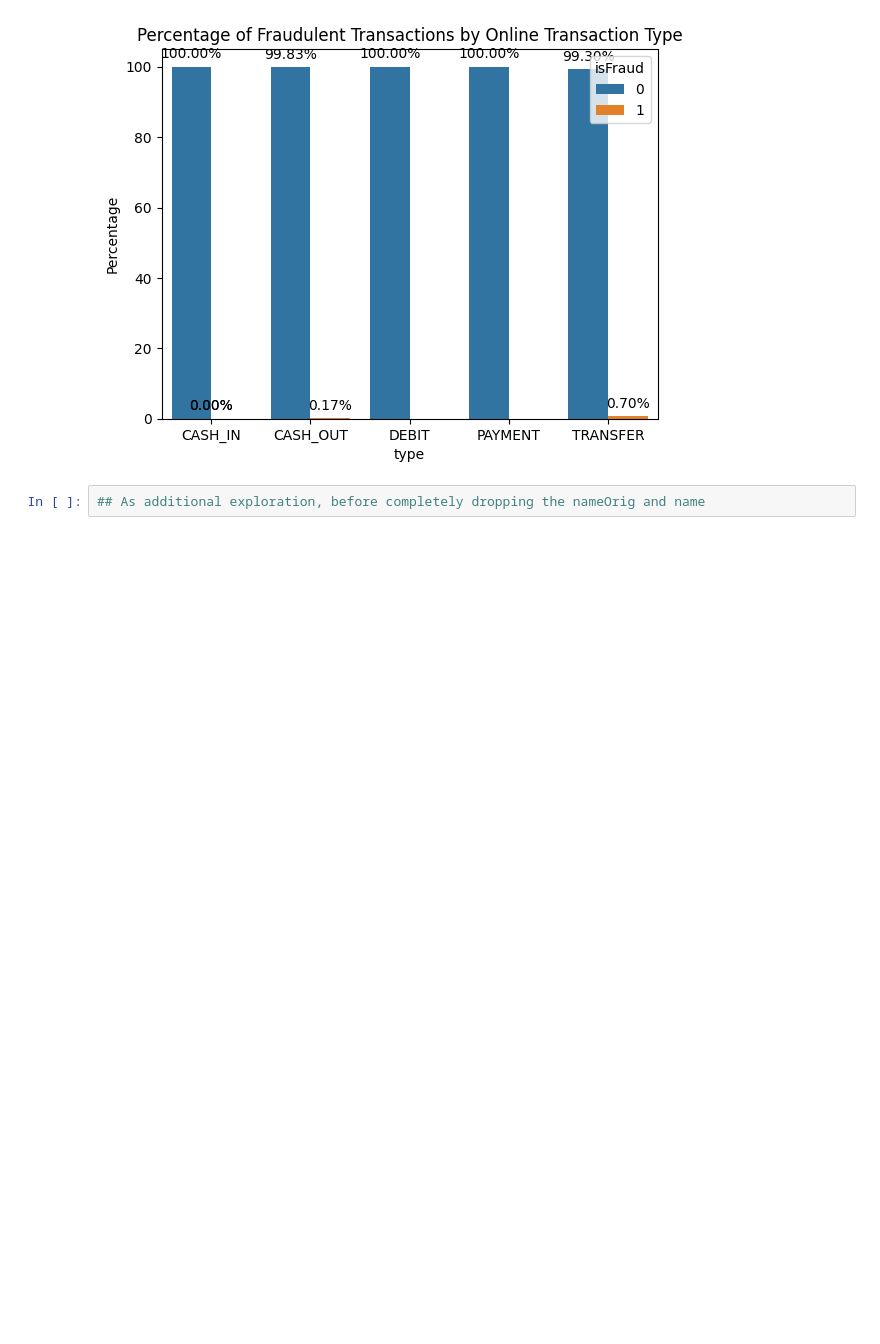
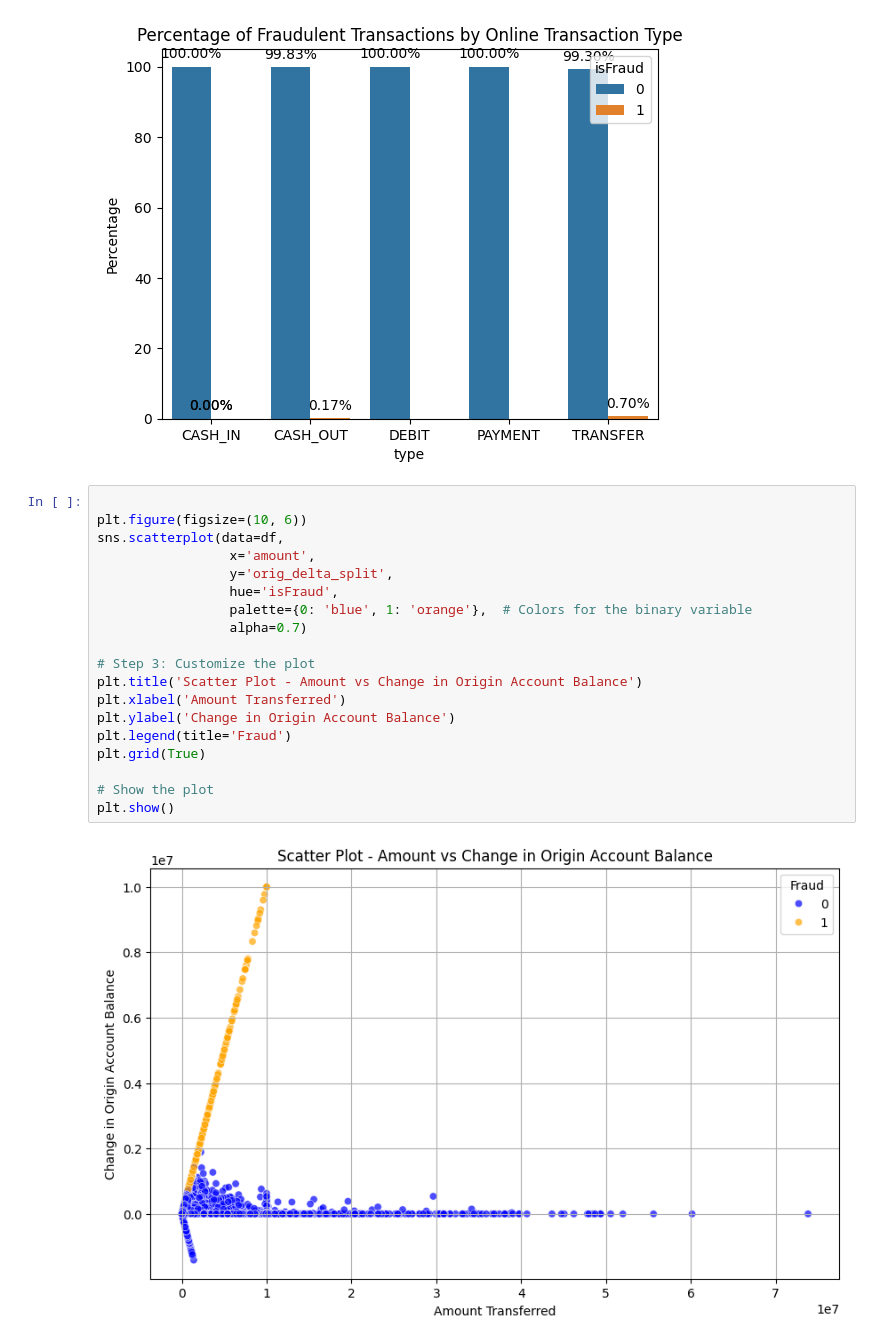
Before and after one commit to kaiulr/decision_tree_task, a Jupyter notebook: notebooks/data_exploration.ipynb, the cells around one changed output. Cells and saved outputs as stored; diff of their text form; blank space fills up the shorter version.

```diff
--- a/notebooks/data_exploration.ipynb
+++ b/notebooks/data_exploration.ipynb
@@ -146,5 +153,24 @@ plt.show()
 # %% [output]
 [figure]
 [figure]
-# %%
-## As additional exploration, before completely dropping the nameOrig and name
+# %%
+
+plt.figure(figsize=(10, 6))
+sns.scatterplot(data=df,
+                 x='amount',
+                 y='orig_delta_split',
+                 hue='isFraud',
+                 palette={0: 'blue', 1: 'orange'},  # Colors for the binary variable
+                 alpha=0.7)
+
+# Step 3: Customize the plot
+plt.title('Scatter Plot - Amount vs Change in Origin Account Balance')
+plt.xlabel('Amount Transferred')
+plt.ylabel('Change in Origin Account Balance')
+plt.legend(title='Fraud')
+plt.grid(True)
+
+# Show the plot
+plt.show()
+# %% [output]
+[figure, added]
```
Also changed, not shown: parts of 3 cells of this notebook, 2 other files.
